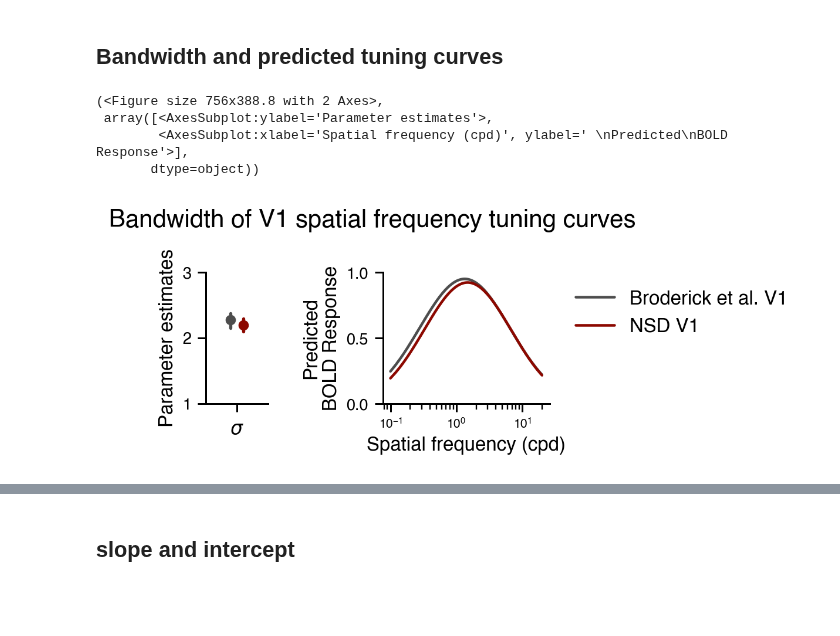
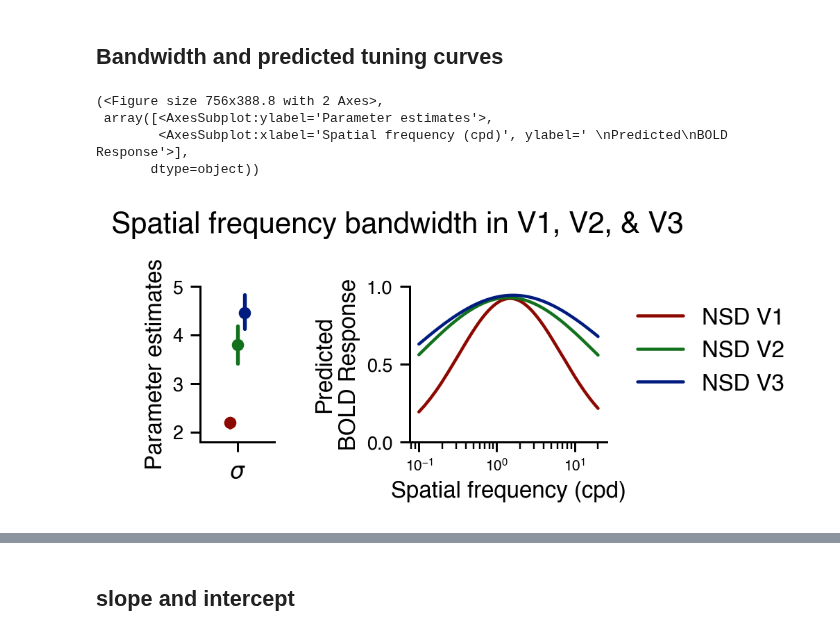
Before and after one commit to JiyeongHa/Spatial-Frequency-Preference_NSDsyn, a Jupyter notebook: notebooks/3.5-extension-plot-model-prediction.ipynb, the cells around one changed output, grey strips where cells are left out. Cells and saved outputs as stored; diff of their text form; code cells hidden in the pictures; blank space fills up the shorter version.

Commit message:
extension notebook

```diff
--- a/notebooks/3.5-extension-plot-model-prediction.ipynb
+++ b/notebooks/3.5-extension-plot-model-prediction.ipynb
@@ -69,11 +66,10 @@ synthetic_df['Pv'] = synthetic_df.apply(model.get_Pv_row,
 # %%
 pt_file_list = []
-dset='nsdsyn'
-for subj, roi in itertools.product(nsd_subj_list, ['V1', 'V2', 'V3']):
-    file_name = os.path.join(output_dir, 'sfp_model', 'results_2D', dset, 'corrected',
+for subj, roi in itertools.product(nsd_subj_list, roi_list):
+    file_name = os.path.join(output_dir, 'sfp_model', 'results_2D', 'nsdsyn', 'corrected',
                              f'model-params_lr-{lr}_eph-{max_epoch}_sub-{subj}_roi-{roi}_vs-{vsc}.pt')
     pt_file_list.append(file_name)
 nsd_params = model.load_all_models(pt_file_list, *ARGS_2D)
 
-nsd_precision_s =  pd.read_csv(os.path.join(output_dir, 'dataframes', dset, 'precision','corrected', f'precision-s_dset-{dset}_vs-pRFsize.csv'))
+nsd_precision_s =  pd.read_csv(os.path.join(output_dir, 'dataframes', 'nsdsyn', 'precision','corrected', f'precision-s_dset-nsdsyn_vs-pRFsize.csv'))
 nsd_df = pd.merge(nsd_params, nsd_precision_s[['sub','vroinames','precision']], on=['sub','vroinames'])
@@ -90,8 +76,6 @@ broderick_df = pd.merge(broderick_params, broderick_precision_s[['sub','vroiname
 # %%
-broderick_df['dset_type'] = 'Broderick et al. V1'
 nsd_df['dset_type'] = nsd_df['vroinames'].apply(lambda x: f'NSD {x}')
-
-final_params = pd.concat((broderick_df, nsd_df), axis=0)
+final_params = nsd_df
 # %% [markdown]
 # Load synthetic data
 # %%
@@ -129,23 +99,24 @@ final_df = pd.concat((broderick_df, nsd_df), axis=0)
 # %%
 local_ori = np.deg2rad(90)
 ecc = 5
 angle = np.deg2rad(180)
 
-tmp, hue_order, pal = vis2D.filter_for_goal(final_params, 'replication')
+tmp, hue_order, pal = vis2D.filter_for_goal(final_params, 'extension')
 weighted_mean_df = vis2D.get_weighted_average_of_params(tmp, ['dset_type'], ecc, angle, local_ori)
 
 vis2D.plot_param_and_prediction(params_df=tmp, params=['sigma'],
                                 hue='dset_type', hue_order=hue_order,
                                 prediction_df=weighted_mean_df, prediction_y=None,
                                 pal=pal,
-                                params_ylim=(1, 3), params_yticks=[1,2,3],
+                                params_ylim=(1.8, 5), params_yticks=[2, 3,4,5],
                                 prediction_ylim=None, prediction_yticks=None,
-                                title='Bandwidth of V1 spatial frequency tuning curves',
+                                title='Spatial frequency bandwidth in V1, V2, & V3',
                                 prediction_ylabel='Preferred period (deg)',
-                                figsize=(3.5, 1.8), width_ratios=[1.5, 4], save_path=os.path.join(fig_dir, 'sfp_model', 'results_2D', 'replication', 'param-bandwidth_goal-replication_lr-0.0005_eph-30000_vs-pRFsize.svg'))
+                                figsize=(3.5, 1.8), width_ratios=[1.5, 4],
+                                save_path=os.path.join(fig_dir, 'sfp_model', 'results_2D', 'extension', 'param-bandwidth_goal-replication_lr-0.0005_eph-30000_vs-pRFsize.svg'))
 # %% [output]
 (<Figure size 756x388.8 with 2 Axes>,
  array([<AxesSubplot:ylabel='Parameter estimates'>,
         <AxesSubplot:xlabel='Spatial frequency (cpd)', ylabel=' \nPredicted\nBOLD Response'>],
        dtype=object))
-[figure, old version]
+[figure, new version]
```
Also changed, not shown: parts of 29 cells of this notebook, 2 other files.
